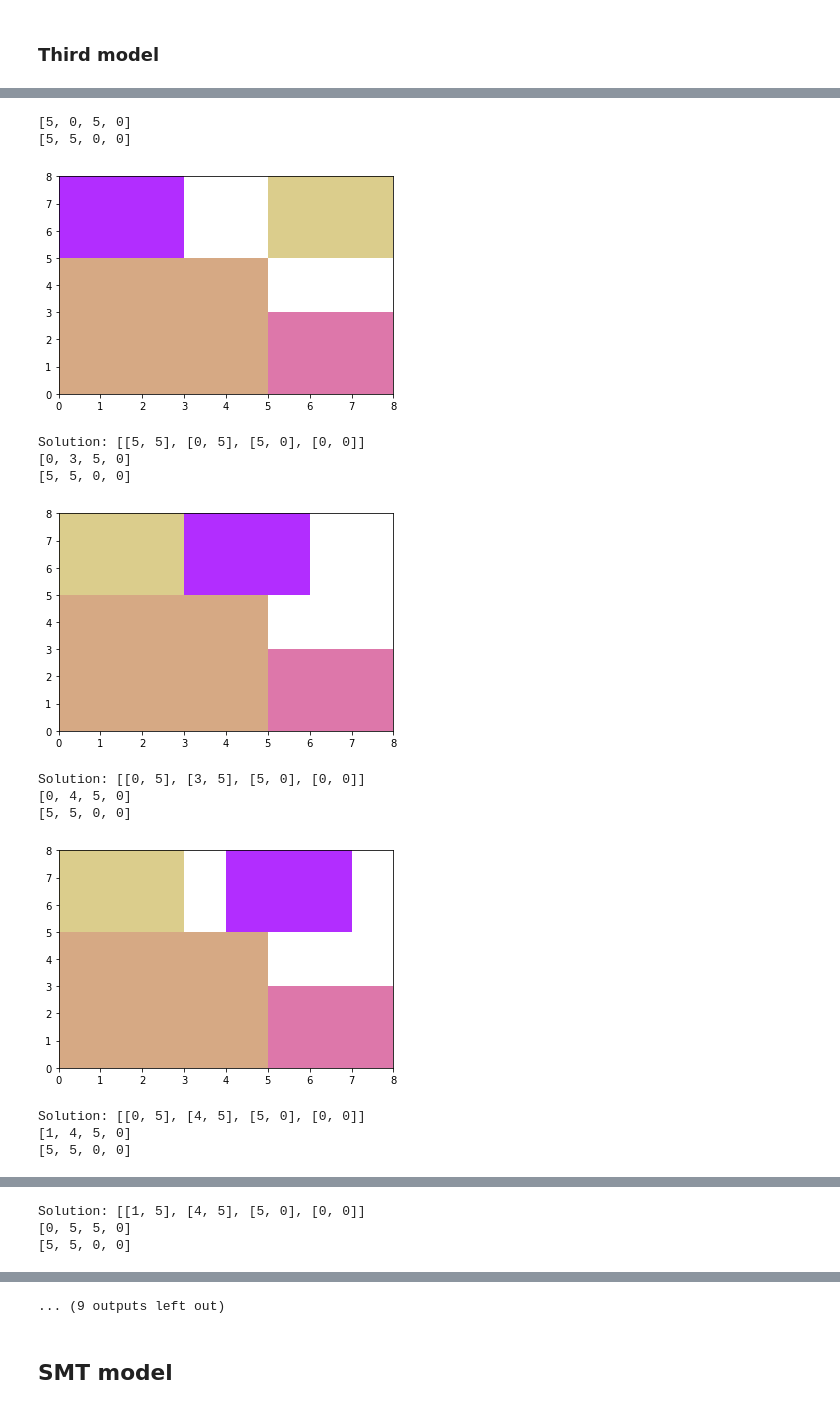
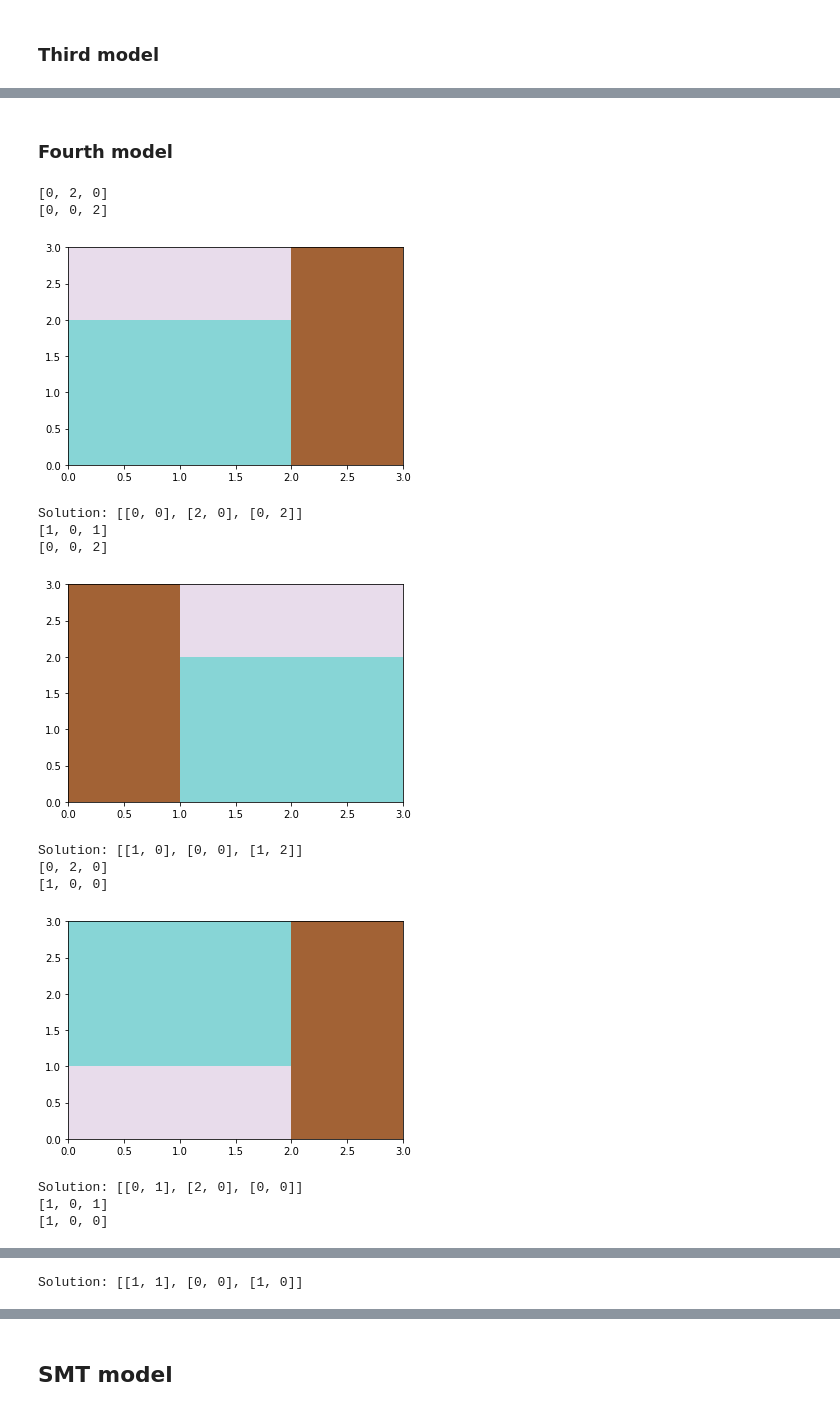
Before and after one commit to LeoCalbi/present-wrapping, a Jupyter notebook: pwp.ipynb, the cells around one changed output, grey strips where cells are left out. Cells and saved outputs as stored; diff of their text form; code cells hidden in the pictures.

```diff
--- a/pwp.ipynb
+++ b/pwp.ipynb
@@ -234 +236,3 @@ mzn-stat: peakDepth=9
 mzn-stat-end
+# %% [markdown]
+### Fourth model
@@ -235,17 +280,19 @@ mzn-stat-end
+# %%
+solutions = %minizinc -s pwp-v4
 # %%
-show_solutions(w_paper, h_paper, n, presents, solutions[:10])
+show_solutions(w_paper, h_paper, n, presents, solutions)
 # %% [output]
-[5, 0, 5, 0]
-[5, 5, 0, 0]
+[0, 2, 0]
+[0, 0, 2]
-[figure, old version]
+[figure, new version]
-Solution: [[5, 5], [0, 5], [5, 0], [0, 0]]
-[0, 3, 5, 0]
-[5, 5, 0, 0]
+Solution: [[0, 0], [2, 0], [0, 2]]
+[1, 0, 1]
+[0, 0, 2]
-[figure, old version]
+[figure, new version]
-Solution: [[0, 5], [3, 5], [5, 0], [0, 0]]
-[0, 4, 5, 0]
-[5, 5, 0, 0]
+Solution: [[1, 0], [0, 0], [1, 2]]
+[0, 2, 0]
+[1, 0, 0]
-[figure, old version]
+[figure, new version]
-Solution: [[0, 5], [4, 5], [5, 0], [0, 0]]
-[1, 4, 5, 0]
-[5, 5, 0, 0]
+Solution: [[0, 1], [2, 0], [0, 0]]
+[1, 0, 1]
+[1, 0, 0]
@@ -253,3 +300 @@ Solution: [[0, 5], [4, 5], [5, 0], [0, 0]]
-Solution: [[1, 5], [4, 5], [5, 0], [0, 0]]
-[0, 5, 5, 0]
-[5, 5, 0, 0]
+Solution: [[1, 1], [0, 0], [1, 0]]
@@ -261,4 +301,3 @@ Solution: [[0, 5], [5, 5], [5, 0], [0, 0]]
-... (9 outputs left out)
 # %% [markdown]
 ## SMT model
 # %%
```
Also changed, not shown: parts of 5 cells of this notebook, 1 other file.
